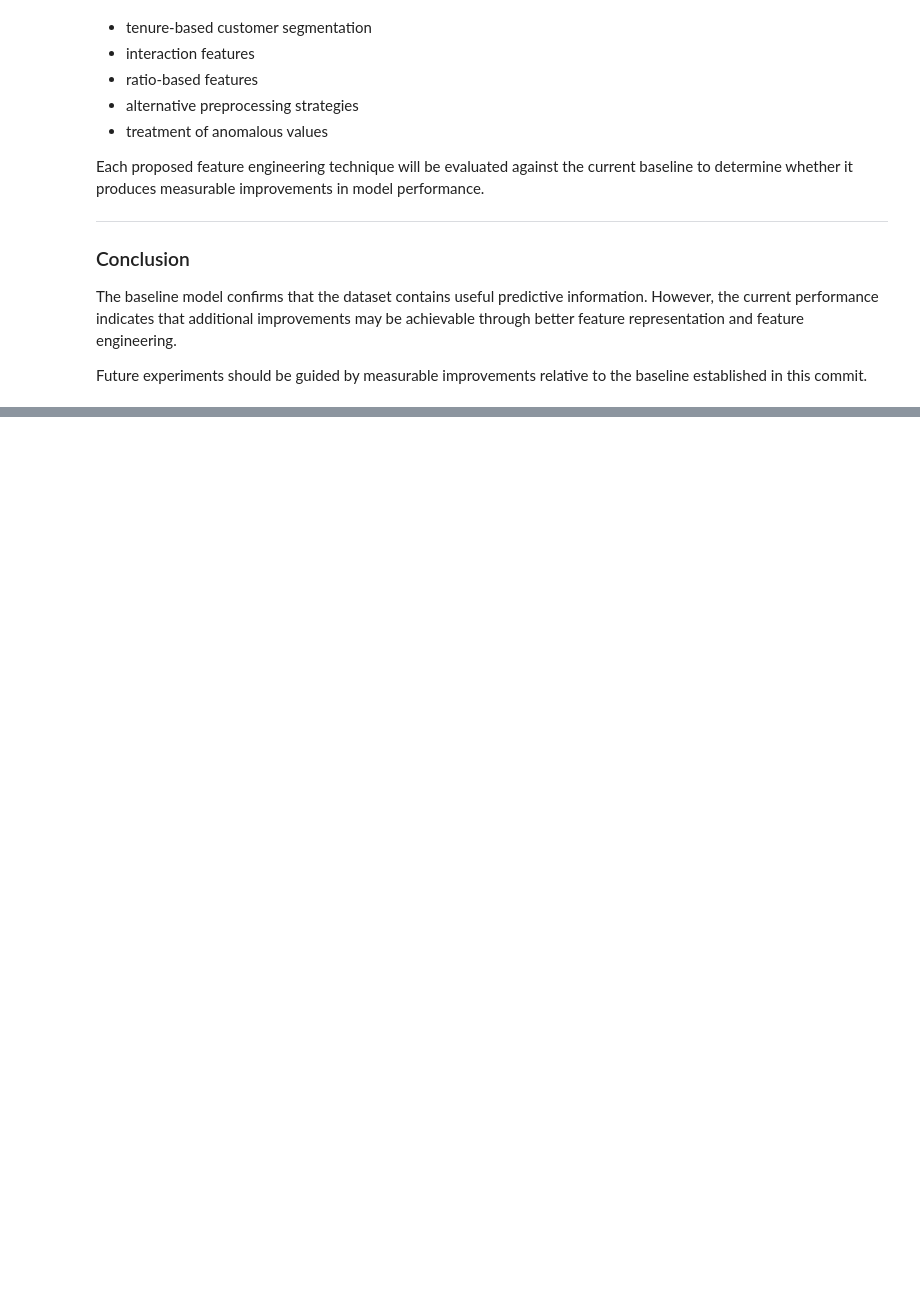
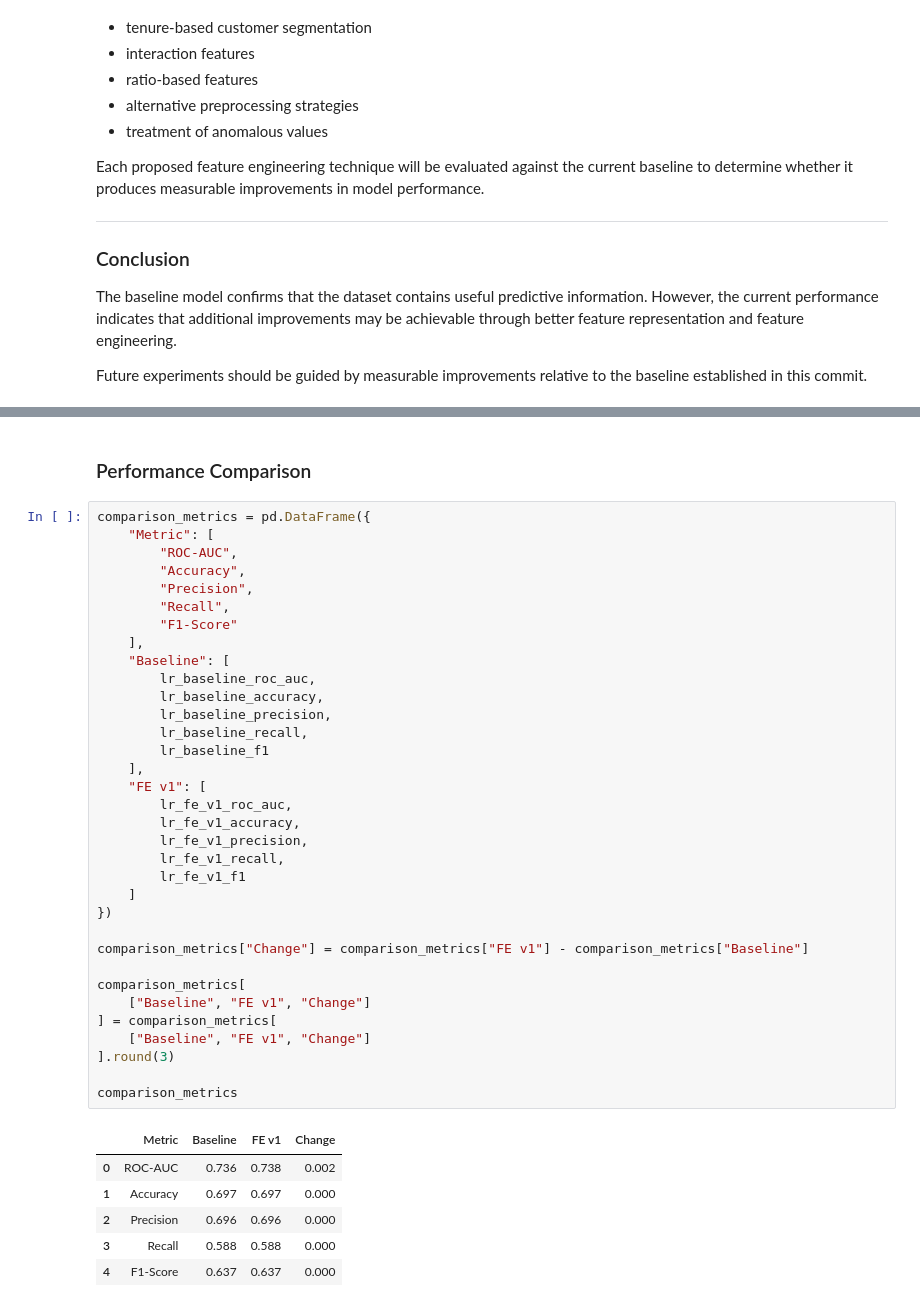
Before and after one commit to AmishaTiwari/ml-model-playbook, a Jupyter notebook: feature_engineering/feature_engineering.ipynb, the cells around one changed output, grey strips where cells are left out. Cells and saved outputs as stored; diff of their text form; blank space fills up the shorter version.

```diff
--- a/feature_engineering/feature_engineering.ipynb
+++ b/feature_engineering/feature_engineering.ipynb
@@ -1460,0 +1756,43 @@ Future experiments should be guided by measurable improvements relative to the b
+# %% [markdown]
+### Performance Comparison
+# %%
+comparison_metrics = pd.DataFrame({
+    "Metric": [
+        "ROC-AUC",
+        "Accuracy",
+        "Precision",
+        "Recall",
+        "F1-Score"
+    ],
+    "Baseline": [
+        lr_baseline_roc_auc,
+        lr_baseline_accuracy,
+        lr_baseline_precision,
+        lr_baseline_recall,
+        lr_baseline_f1
+    ],
+    "FE v1": [
+        lr_fe_v1_roc_auc,
+        lr_fe_v1_accuracy,
+        lr_fe_v1_precision,
+        lr_fe_v1_recall,
+        lr_fe_v1_f1
+    ]
+})
+
+comparison_metrics["Change"] = comparison_metrics["FE v1"] - comparison_metrics["Baseline"]
+
+comparison_metrics[
+    ["Baseline", "FE v1", "Change"]
+] = comparison_metrics[
+    ["Baseline", "FE v1", "Change"]
+].round(3)
+
+comparison_metrics
+# %% [output]
+|  | Metric | Baseline | FE v1 | Change |
+| 0 | ROC-AUC | 0.736 | 0.738 | 0.002 |
+| 1 | Accuracy | 0.697 | 0.697 | 0.000 |
+| 2 | Precision | 0.696 | 0.696 | 0.000 |
+| 3 | Recall | 0.588 | 0.588 | 0.000 |
+| 4 | F1-Score | 0.637 | 0.637 | 0.000 |
```
Also changed, not shown: parts of 26 cells of this notebook.
